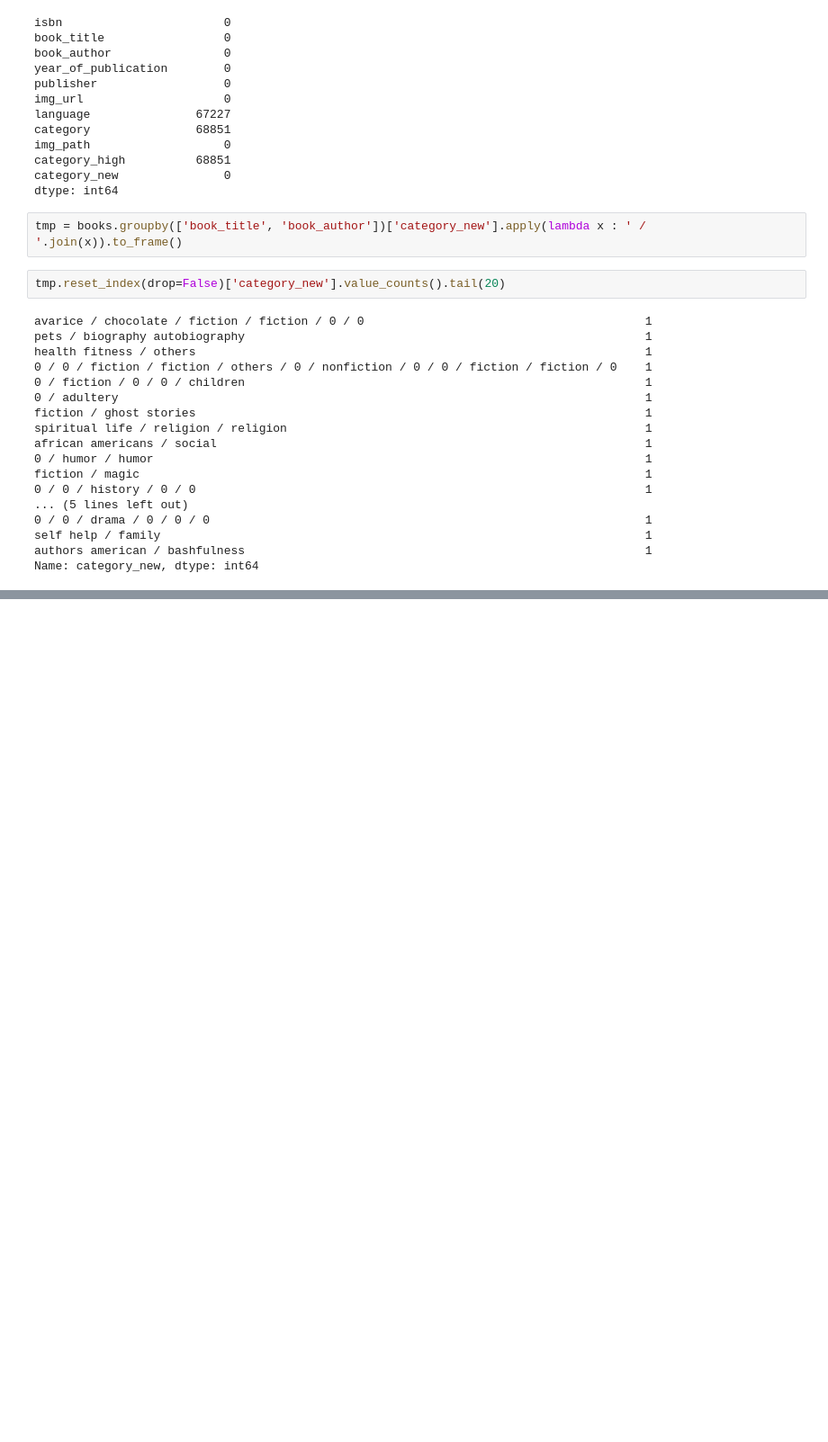
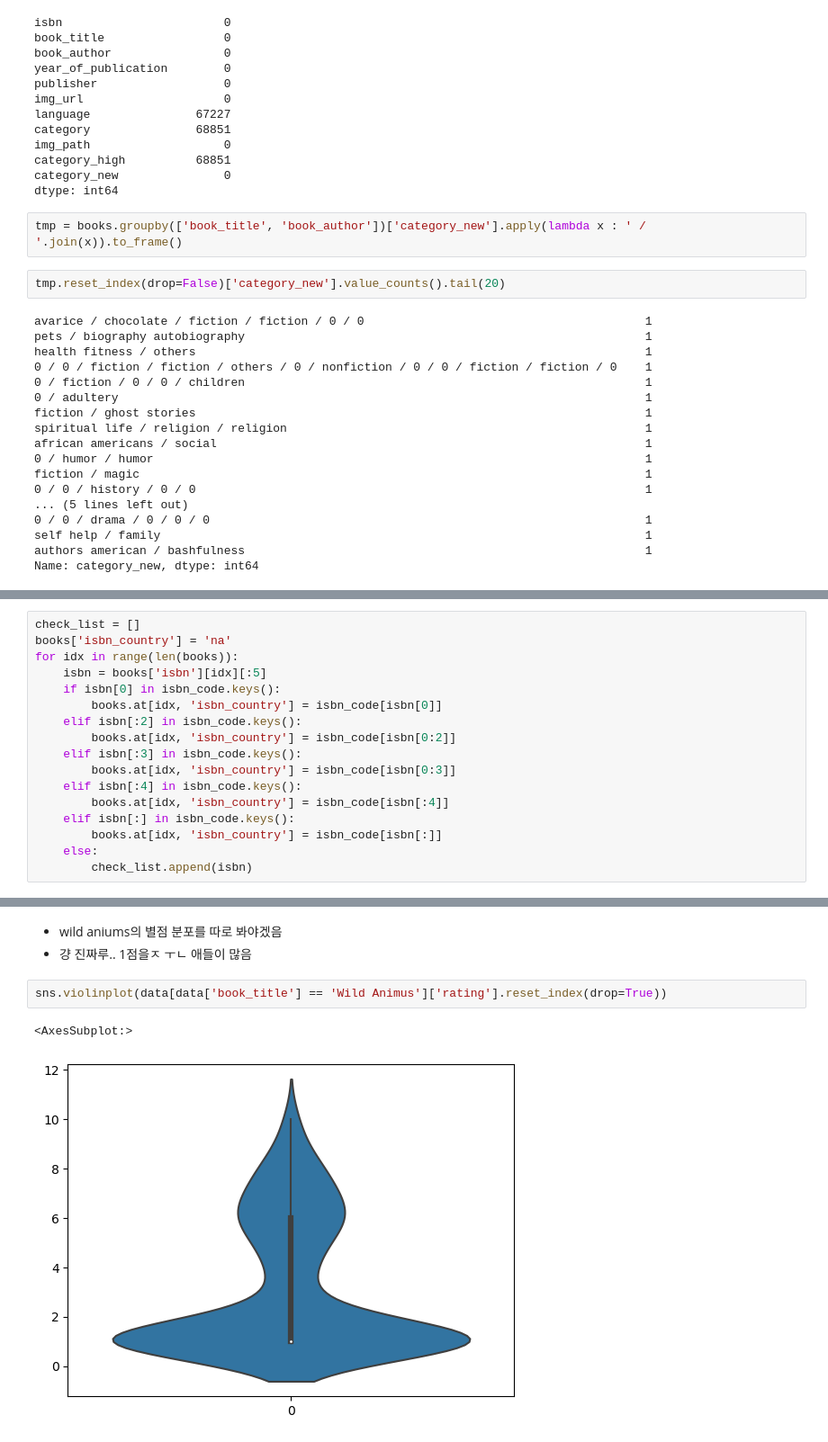
Before and after one commit to boostcampaitech4recsys1/level1_bookratingprediction_recsys-level1-recsys-02, a Jupyter notebook: sssu/preprocessing.ipynb, the cells around one changed output, grey strips where cells are left out. Shown at 90% size. Drawn from its saved outputs; the diff is of its cells as text; blank space fills up the shorter version.

```diff
--- a/sssu/preprocessing.ipynb
+++ b/sssu/preprocessing.ipynb
@@ -314,0 +475,17 @@ Name: category_new, dtype: int64
+# %%
+check_list = []
+books['isbn_country'] = 'na'
+for idx in range(len(books)):
+    isbn = books['isbn'][idx][:5]
+    if isbn[0] in isbn_code.keys():
+        books.at[idx, 'isbn_country'] = isbn_code[isbn[0]]
+    elif isbn[:2] in isbn_code.keys():
+        books.at[idx, 'isbn_country'] = isbn_code[isbn[0:2]]
+    elif isbn[:3] in isbn_code.keys():
+        books.at[idx, 'isbn_country'] = isbn_code[isbn[0:3]]
+    elif isbn[:4] in isbn_code.keys():
+        books.at[idx, 'isbn_country'] = isbn_code[isbn[:4]]
+    elif isbn[:] in isbn_code.keys():
+        books.at[idx, 'isbn_country'] = isbn_code[isbn[:]]
+    else:
+        check_list.append(isbn)
@@ -314,0 +645,8 @@ Name: category_new, dtype: int64
+# %% [markdown]
+- wild aniums의 별점 분포를 따로 봐야겠음
+- 걍 진짜루.. 1점을ㅈ ㅜㄴ 애들이 많음
+# %%
+sns.violinplot(data[data['book_title'] == 'Wild Animus']['rating'].reset_index(drop=True))
+# %% [output]
+<AxesSubplot:>
+[figure, added]
```
Also changed, not shown: parts of 78 cells of this notebook.
